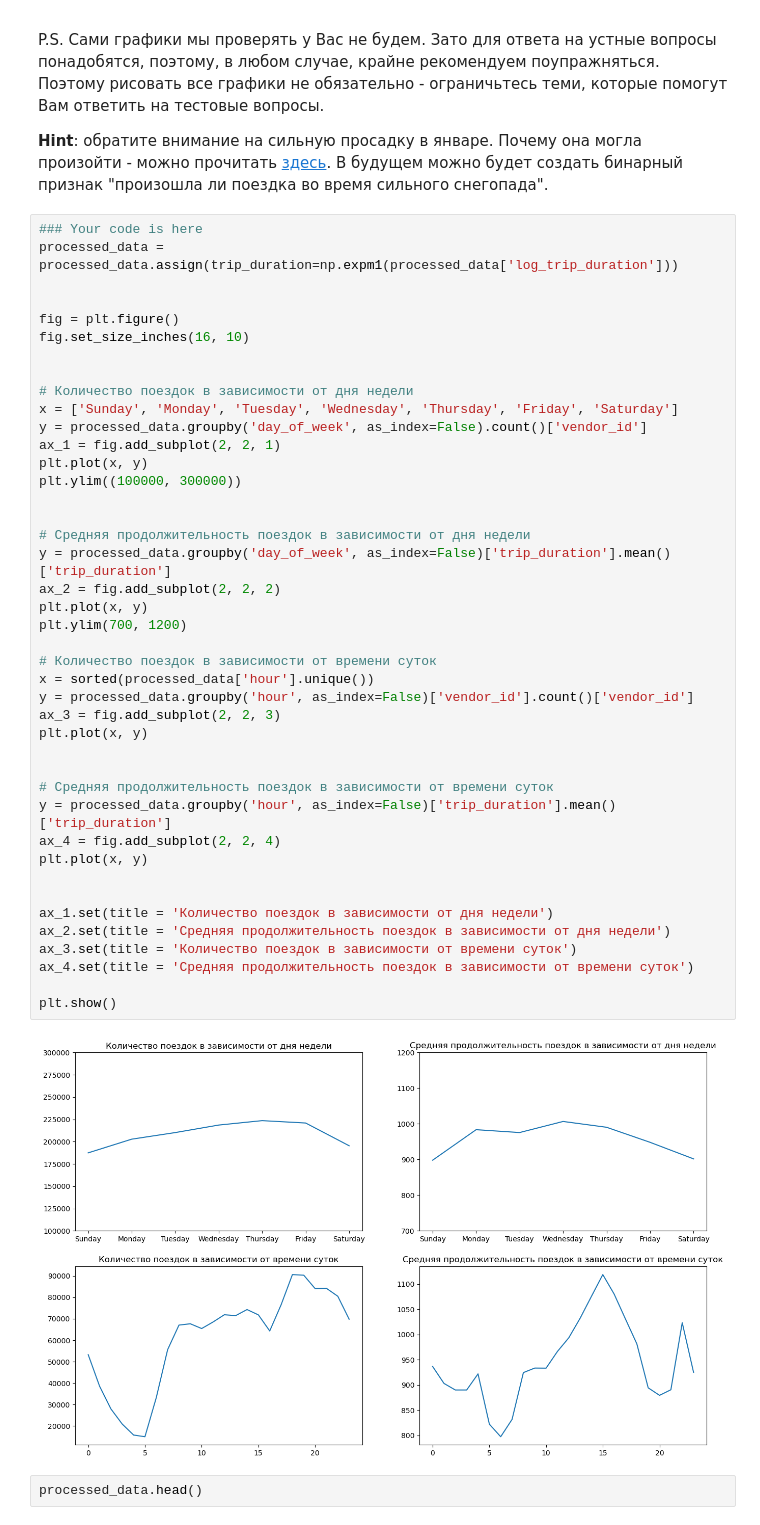
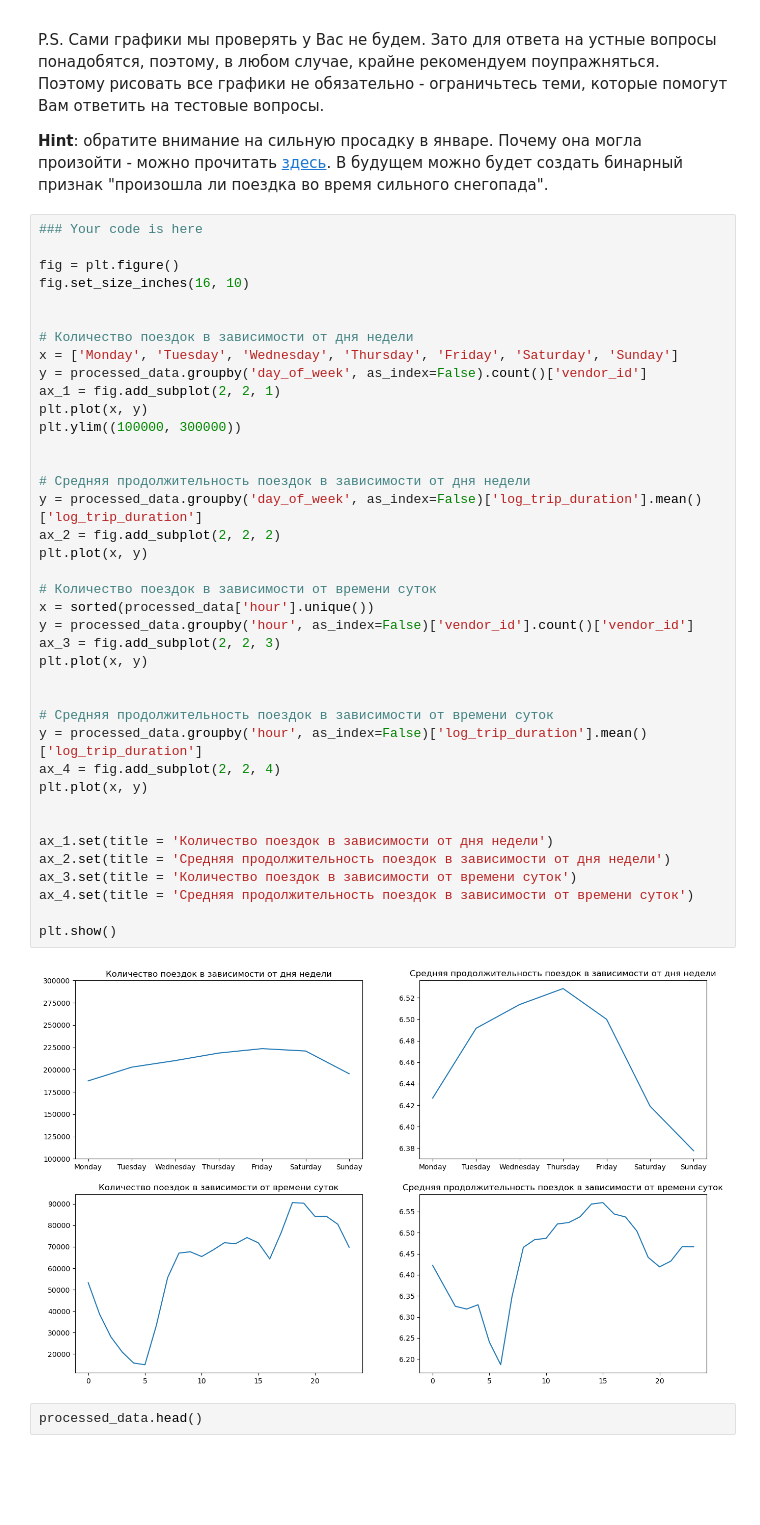
Before and after one commit to RatSeOff/StartML_KC, a Jupyter notebook: Module_2_Machine_Learning/Lesson_7_Features_selection/HW_7.ipynb, the cells around one changed output. Drawn from its saved outputs; the diff is of its cells as text; blank space fills up the shorter version.

```diff
--- a/Module_2_Machine_Learning/Lesson_7_Features_selection/HW_7.ipynb
+++ b/Module_2_Machine_Learning/Lesson_7_Features_selection/HW_7.ipynb
@@ -126,48 +126,45 @@ P.S. Сами графики мы проверять у Вас не будем.
 **Hint**: обратите внимание на сильную просадку в январе. Почему она могла произойти - можно прочитать <a href="https://en.wikipedia.org/wiki/January_2016_United_States_blizzard"> здесь</a>. В будущем можно будет создать бинарный признак "произошла ли поездка во время сильного снегопада".
 # %%
 ### Your code is here
-processed_data = processed_data.assign(trip_duration=np.expm1(processed_data['log_trip_duration']))
-
 
 fig = plt.figure()
 fig.set_size_inches(16, 10)
 
 
 # Количество поездок в зависимости от дня недели
-x = ['Sunday', 'Monday', 'Tuesday', 'Wednesday', 'Thursday', 'Friday', 'Saturday']
+x = ['Monday', 'Tuesday', 'Wednesday', 'Thursday', 'Friday', 'Saturday', 'Sunday']
 y = processed_data.groupby('day_of_week', as_index=False).count()['vendor_id']
 ax_1 = fig.add_subplot(2, 2, 1)
 plt.plot(x, y)
 plt.ylim((100000, 300000))
 
 
 # Средняя продолжительность поездок в зависимости от дня недели
-y = processed_data.groupby('day_of_week', as_index=False)['trip_duration'].mean()['trip_duration']
+y = processed_data.groupby('day_of_week', as_index=False)['log_trip_duration'].mean()['log_trip_duration']
 ax_2 = fig.add_subplot(2, 2, 2)
 plt.plot(x, y)
-plt.ylim(700, 1200)
 
 # Количество поездок в зависимости от времени суток
 x = sorted(processed_data['hour'].unique())
 y = processed_data.groupby('hour', as_index=False)['vendor_id'].count()['vendor_id']
 ax_3 = fig.add_subplot(2, 2, 3)
 plt.plot(x, y)
 
 
 # Средняя продолжительность поездок в зависимости от времени суток
-y = processed_data.groupby('hour', as_index=False)['trip_duration'].mean()['trip_duration']
+y = processed_data.groupby('hour', as_index=False)['log_trip_duration'].mean()['log_trip_duration']
 ax_4 = fig.add_subplot(2, 2, 4)
 plt.plot(x, y)
 
 
 ax_1.set(title = 'Количество поездок в зависимости от дня недели')
 ax_2.set(title = 'Средняя продолжительность поездок в зависимости от дня недели')
 ax_3.set(title = 'Количество поездок в зависимости от времени суток')
 ax_4.set(title = 'Средняя продолжительность поездок в зависимости от времени суток')
 
 plt.show()
 # %% [output]
-[figure, old version]
+[figure, new version]
 # %%
 processed_data.head()
 # %% [output]
```
Also changed, not shown: parts of 3 cells of this notebook.
